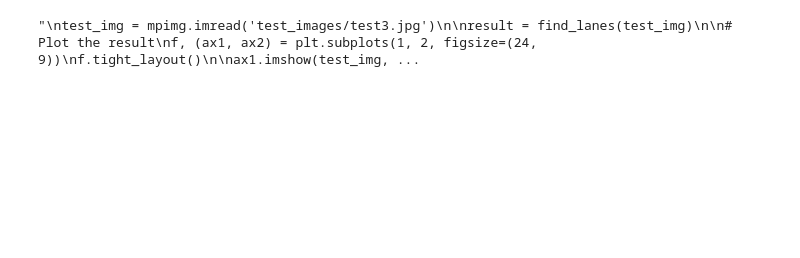
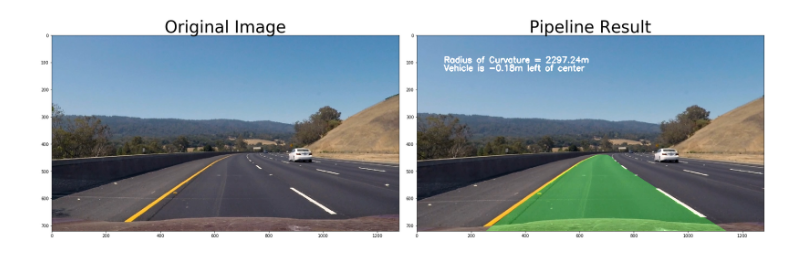
Before and after one commit to nihaldhamani/CarND-Advanced-Lane-Lines, a Jupyter notebook: P2.ipynb, the cells around one changed output. Cells and saved outputs as stored; diff of their text form; code cells hidden in the pictures; blank space fills up the shorter version.

```diff
--- a/P2.ipynb
+++ b/P2.ipynb
@@ -277,7 +256,7 @@ def pos(num):
 
     return False
 # %%
-def measure_curvature_real(ploty, left_fit_cr, right_fit_cr):
+def measure_curvature_and_position(img_shape, ploty, left_fit_cr, right_fit_cr, left_x, right_x):
     '''
     Calculates the curvature of polynomial functions in meters.
     '''
@@ -293,7 +272,12 @@ def measure_curvature_real(ploty, left_fit_cr, right_fit_cr):
     left_curverad = ((1 + (2*left_fit_cr[0]*y_eval*ym_per_pix + left_fit_cr[1])**2)**1.5) / np.absolute(2*left_fit_cr[0])
     right_curverad = ((1 + (2*right_fit_cr[0]*y_eval*ym_per_pix + right_fit_cr[1])**2)**1.5) / np.absolute(2*right_fit_cr[0])
 
-    return left_curverad, right_curverad
+    center = np.mean([left_x, right_x]) + 210
+
+    curvature = np.mean([left_curverad, right_curverad])
+    position = (center - img_shape[1]/2) * xm_per_pix
+
+    return curvature, position
 # %%
 def fit_poly(img_shape, leftx, lefty, rightx, righty):
     left_fit = np.polyfit(lefty, leftx, 2)
@@ -332,7 +316,7 @@ def search_around_poly(binary_warped, left_fit, right_fit):
 
     return ploty, left_fitx, right_fitx
 # %%
-def sanity_check(left_poly, right_poly, left_fitx, right_fitx):
+def sanity_check(img_shape, prev_lines, ploty, left_poly, right_poly, left_fitx, right_fitx):
     horiz_dist = avg(right_fitx) - avg(left_fitx)
 
     if horiz_dist < 600 or horiz_dist > 1000:
@@ -356,38 +398,40 @@ def sanity_check(left_poly, right_poly, left_fitx, right_fitx):
 prev_lines = []
 def process_image(image):
     global prev_lines
-    if len(prev_lines) == 20:
+    if len(prev_lines) == 1:
         prev_lines = []
 
-    result, left_fitx, right_fitx, left_fit, right_fit = find_lanes(image, prev_lines)
+    result, left_fitx, right_fitx, left_fit, right_fit, curvature = find_lanes(image, prev_lines)
 
     l_line = Line()
     r_line = Line()
     l_line.best_fit = left_fit
     r_line.best_fit = right_fit
+    l_line.radius_of_curvature = curvature
+    r_line.radius_of_curvature = curvature
 
     prev_lines.append((l_line, r_line))
 
     return result
 # %%
-"""
+
 test_img = mpimg.imread('test_images/test3.jpg')
 
-result = find_lanes(test_img)
+result = process_image(test_img)
 
 # Plot the result
 f, (ax1, ax2) = plt.subplots(1, 2, figsize=(24, 9))
 f.tight_layout()
 
 ax1.imshow(test_img, cmap='gray')
 ax1.set_title('Original Image', fontsize=40)
 
 ax2.imshow(result, cmap='gray')
 ax2.set_title('Pipeline Result', fontsize=40)
 plt.subplots_adjust(left=0., right=1, top=0.9, bottom=0.)
-"""
+plt.savefig('output_images/video_output.jpg')
 # %% [output]
-"\ntest_img = mpimg.imread('test_images/test3.jpg')\n\nresult = find_lanes(test_img)\n\n# Plot the result\nf, (ax1, ax2) = plt.subplots(1, 2, figsize=(24, 9))\nf.tight_layout()\n\nax1.imshow(test_img, ...
+[figure, added]
 # %%
 from moviepy.editor import VideoFileClip
 from IPython.display import HTML
```
Also changed, not shown: parts of 7 cells of this notebook, 9 other files.
